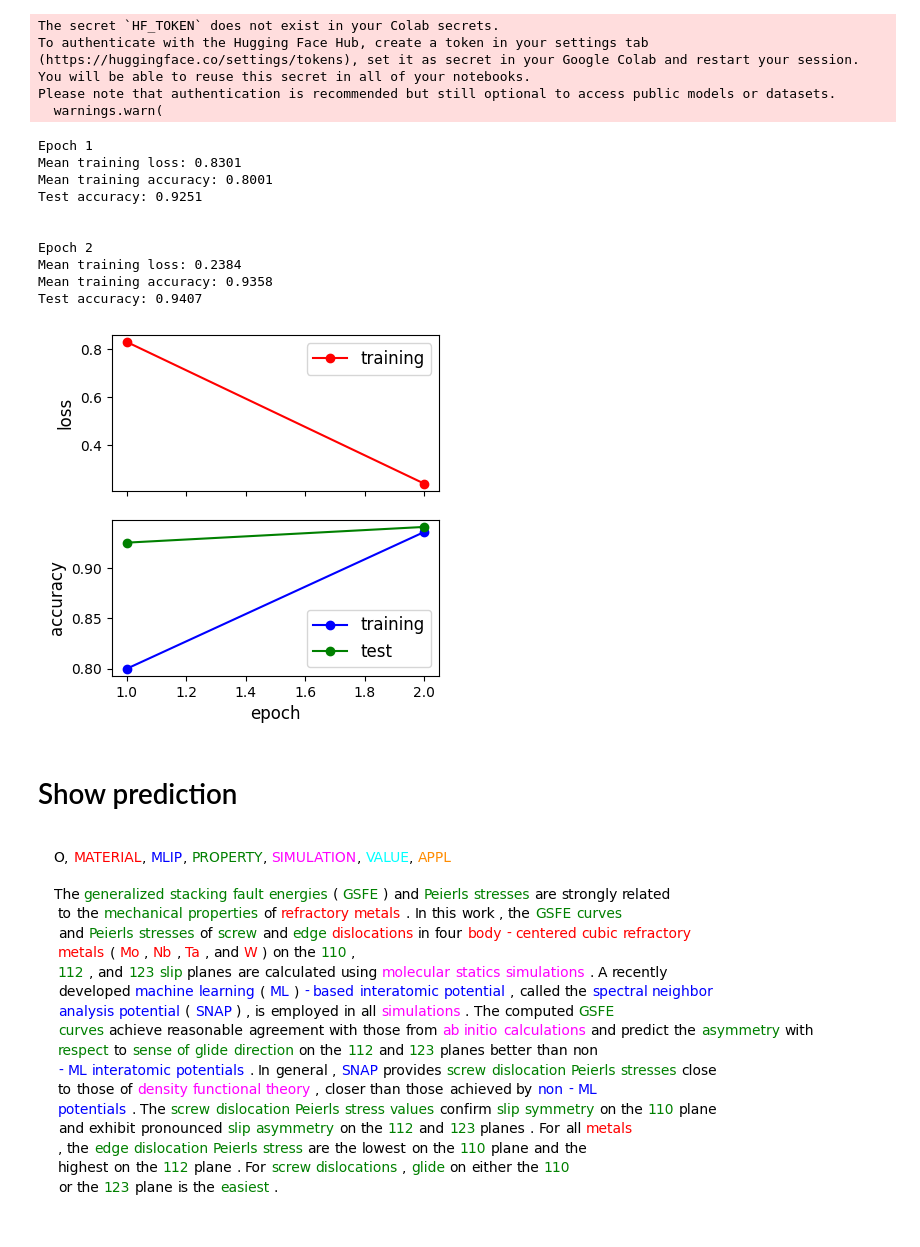
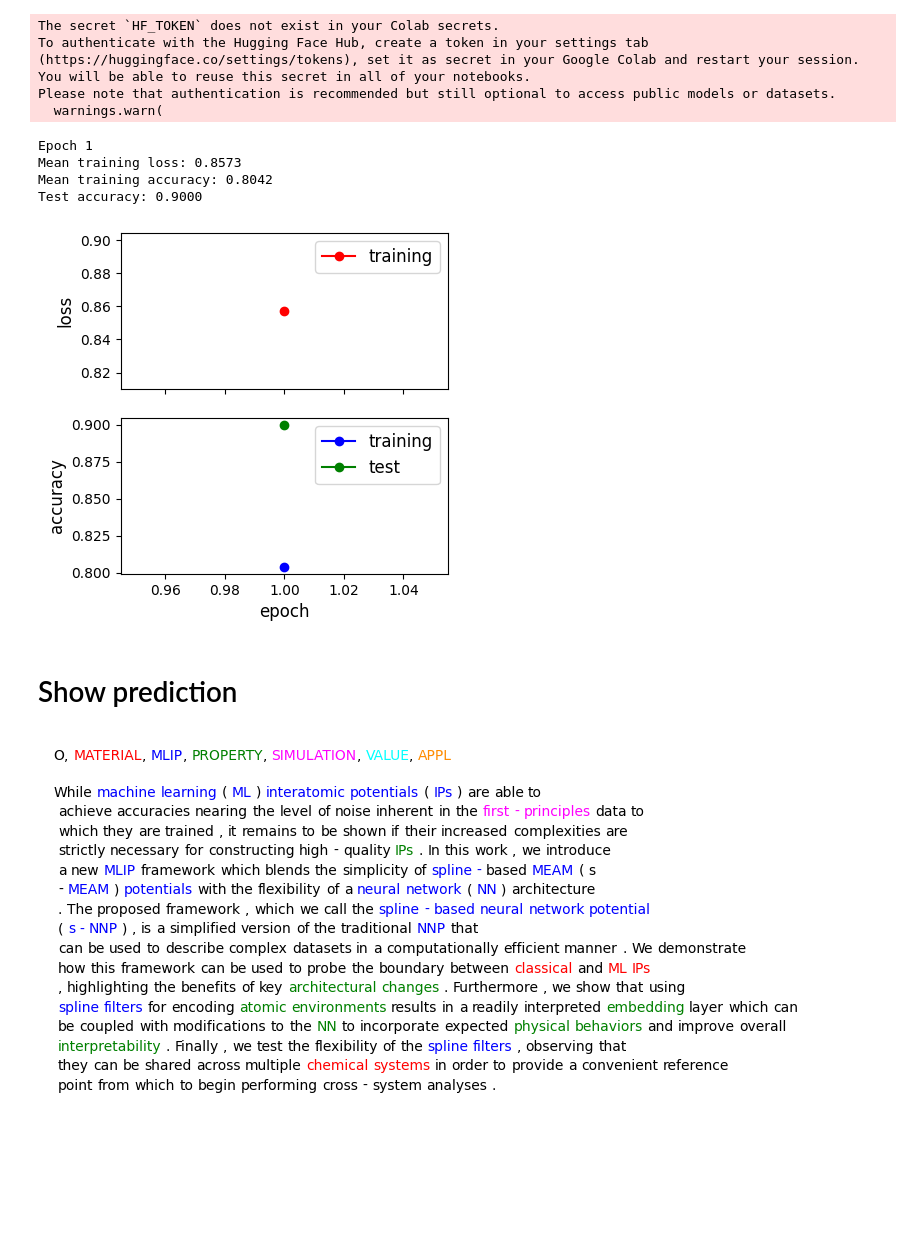
Before and after one commit to BOWENmeZHENG/Bert-NER, a Jupyter notebook: train_ner_MLIP.ipynb, the cells around one changed output. Saved outputs shown, nothing was run; the diff lists cells and outputs as text; code cells hidden in the pictures; blank space fills up the shorter version.

```diff
--- a/train_ner_MLIP.ipynb
+++ b/train_ner_MLIP.ipynb
@@ -32,7 +36,7 @@ SEED = 14#21
 MAX_LENGTH = 512
 CLASS_WEIGHTS = [0.3, 1., 1., 0.5, 1., 1., 1.]
 LEARNING_RATE = 0.0001
-N_EPOCHS = 2
+N_EPOCHS = 1
 # %%
 ut.seed_everything(SEED)
 # %%
@@ -50,38 +57,32 @@ model, train_losses, train_accuracies, test_accuracies, pred_classes, true_class
    'train_test_data/data_train.json', 'train_test_data/data_test.json', CLASSES, N_DATA, BATCH_SIZE, SEED, MAX_LENGTH, CLASS_WEIGHTS, LEARNING_RATE, N_EPOCHS, plot=True, save_model=True)
 # %% [output]
 Epoch 1
-Mean training loss: 0.8301
-Mean training accuracy: 0.8001
-Test accuracy: 0.9251
-
-
-Epoch 2
-Mean training loss: 0.2384
-Mean training accuracy: 0.9358
-Test accuracy: 0.9407
+Mean training loss: 0.8573
+Mean training accuracy: 0.8042
+Test accuracy: 0.9000
-[figure, old version]
+[figure, new version]
 # %% [markdown]
 # Show prediction
 # %%
-sample_id = 1
+sample_id = 0
 word_list = data_list[sample_id]['words']
 labels = true_all
 predictions = pred_all[sample_id, :, :].max(dim=0)[1]
 colors = ['black', 'red', 'blue', 'green', 'magenta', 'cyan', 'darkorange']
 real_preds = predictions[:len(word_list)]
 word_list_marked = ['<' + w + '>' for w in word_list]
 markers = [{"color": colors[i]} for i in real_preds]
 j = 0
 for i in range(len(word_list)):
     if (i + 1) % 15 == 0:
         word_list_marked.insert(i + j, '\n')
         j += 1
 fig, ax = plt.subplots()
 ax.set_axis_off()
 HighlightText(x=0., y=1, s='<O>, <MATERIAL>, <MLIP>, <PROPERTY>, <SIMULATION>, <VALUE>, <APPL>',
               highlight_textprops=[{"color": c} for c in colors], ax=ax)
 HighlightText(x=0., y=0.9, s=' '.join(word_list_marked),
               highlight_textprops=markers, ax=ax)
 plt.show()
 # %% [output]
-[figure, old version]
+[figure, new version]
```
Also changed, not shown: parts of 2 cells of this notebook.
